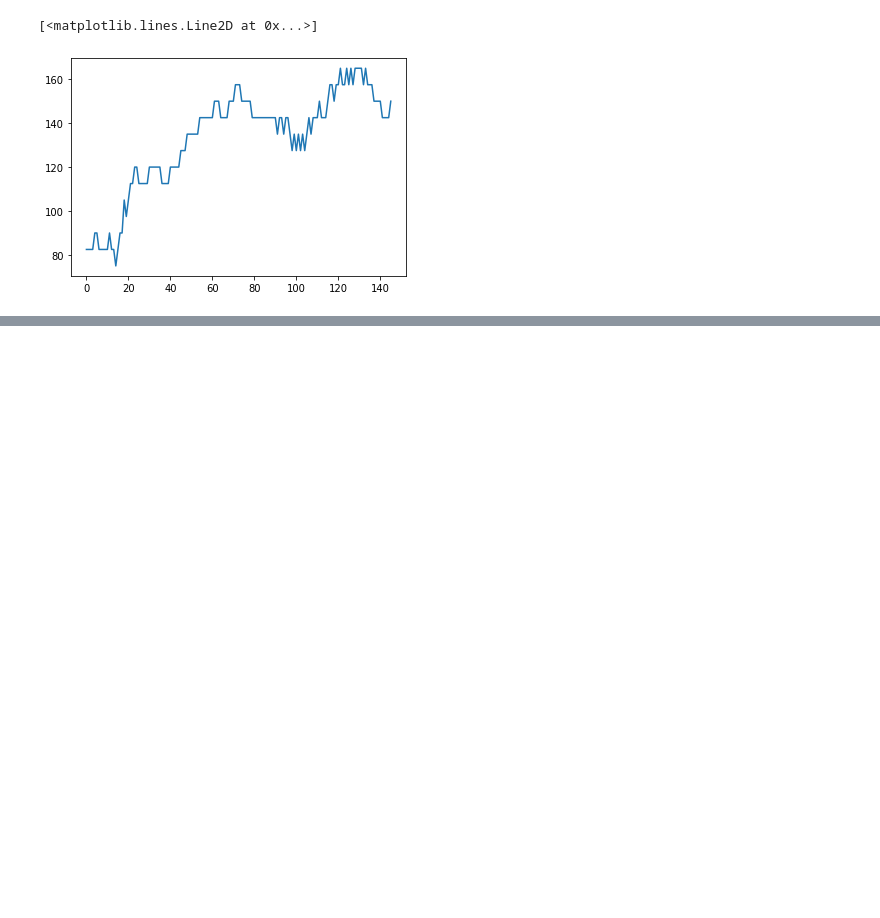
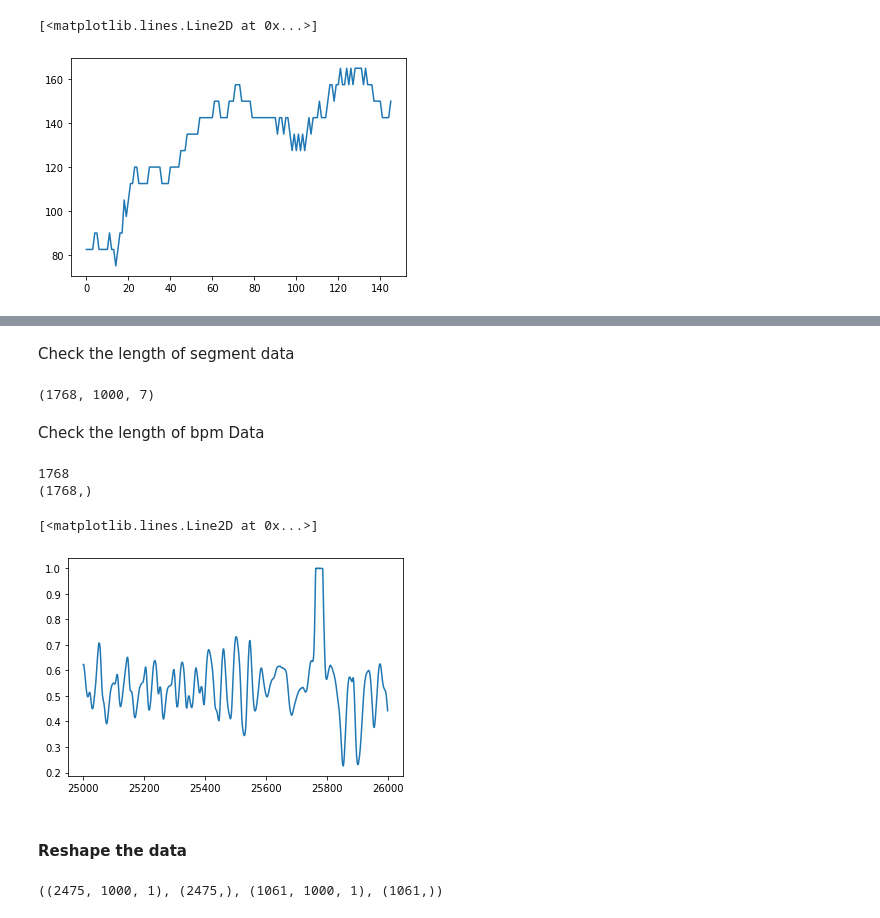
Before and after one commit to LongNguyen1984/TimeSeriesWithPython, a Jupyter notebook: HR_DNN.ipynb, the cells around one changed output, grey strips where cells are left out. Drawn from its saved outputs; the diff is of its cells as text; code cells hidden in the pictures; blank space fills up the shorter version.

```diff
--- a/HR_DNN.ipynb
+++ b/HR_DNN.ipynb
@@ -754,0 +925,38 @@ weight
+# %%
+def segment(dataframe, step=250, dis=1000):
+  #dis = 1000 # 8 seconds
+  #step = 250 # 2 seconds
+  a= []
+  for df in dataframe:
+    N = np.shape(df)[0]
+    temp = [df.iloc[(i*step):(i*step + dis)] for i in range(0,int(N/step)-3)]
+    for ele in temp:
+      a.append(ele)
+  return a
+# %%
+dfseg = segment(dfs)
+# %% [markdown]
+Check the length of segment data
+# %%
+np.shape(dfseg)
+# %% [output]
+(1768, 1000, 7)
+# %% [markdown]
+Check the length of bpm Data
+# %%
+count = 0
+bpmSeg = []
+for i in range(0,np.shape(bpmData)[0]):
+  for bpm in bpmData[i]:
+    bpmSeg.append(bpm)
+  count = count + np.size(bpmData[i])
+print(count)
+print(np.shape(bpmSeg))
+# %% [output]
+1768
+(1768,)
+# %%
+plt.plot(dfseg[100][2])
+# %% [output]
+[<matplotlib.lines.Line2D at 0x...>]
+[figure, added]
@@ -754,0 +976,2 @@ weight
+# %% [markdown]
+#### Reshape the data
@@ -754,0 +987,4 @@ weight
+# %%
+np.shape(X_train), np.shape(y_train), np.shape(X_test), np.shape(y_test)
+# %% [output]
+((2475, 1000, 1), (2475,), (1061, 1000, 1), (1061,))
```
Also changed, not shown: parts of 31 cells of this notebook.
